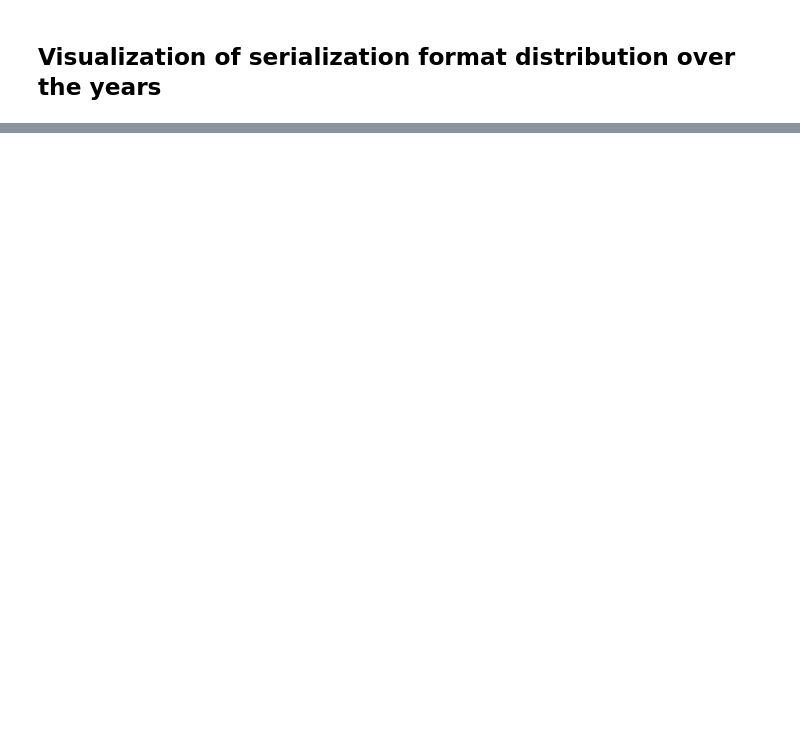
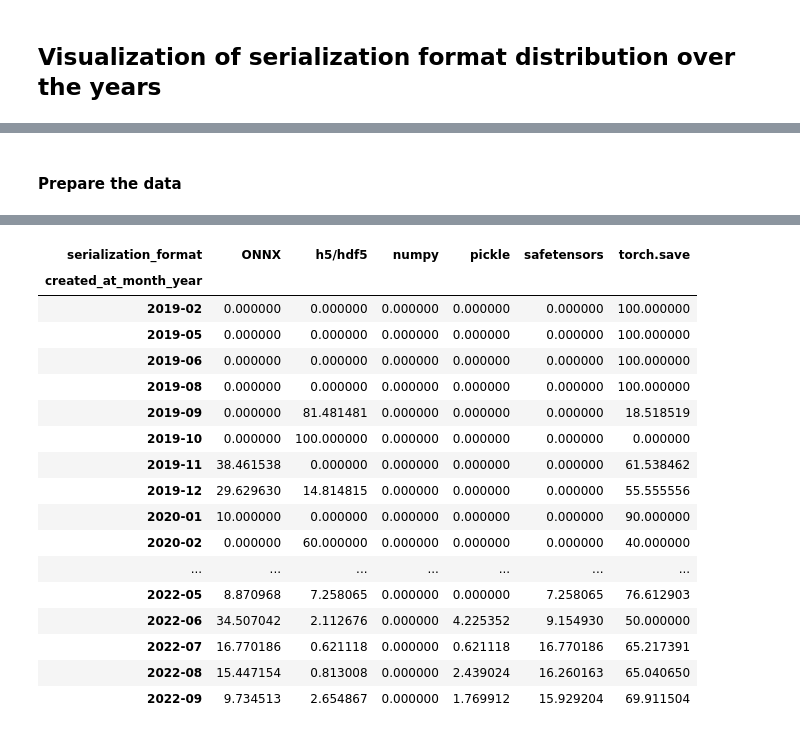
Before and after one commit to s2e-lab/model-evolution, a Jupyter notebook: scripts/notebooks/rq2_analysis.ipynb, the cells around one changed output, grey strips where cells are left out. Saved outputs shown, nothing was run; the diff lists cells and outputs as text; code cells hidden in the pictures; blank space fills up the shorter version.

```diff
--- a/scripts/notebooks/rq2_analysis.ipynb
+++ b/scripts/notebooks/rq2_analysis.ipynb
@@ -183,0 +60,36 @@ plt.show()
+# %% [markdown]
+#### Prepare the data
+# %%
+from nb_utils import extract_metadata
+import pandas as pd
+repos_metadata = extract_metadata(group_under_analysis)
+df['created_at'] = df['repo_url'].map(lambda x: repos_metadata[x]['created_at'])
+df['created_at'] = pd.to_datetime(df['created_at'], utc=True)
+df['date'] = pd.to_datetime(df['date'], utc=True)
+# Notice that 2022-03-02T23:29:04.000Z assigned to all repositories created before HF began storing creation dates.
+# so we need to adjust the created_at date to the first commit date if created_at is > the first commit date
+# grab date from first commit in repository
+df_first_commit = df.sort_values('date').drop_duplicates(['repo_url', 'created_at'], keep='first')
+# create map of repo_url to date (commit date)
+df_first_commit = df_first_commit[['repo_url', 'date']].set_index('repo_url')
+# adjust created_at to the first commit date if created_at is > the first commit date
+print(min(df['created_at']), max(df['created_at']))
+df['created_at'] = df.apply(lambda row: row['created_at'] if row['created_at'] <= row['date'] else row['date'], axis=1)
+print(min(df['created_at']), max(df['created_at']))
+# df_first_commit
+
+
+df['created_at_month_year'] = df['created_at'].dt.tz_localize(None).dt.to_period('M')
+# filter by change_status = '+'
+df_first_addition_commit = df[df['change_status'] == '+']
+# grab first commit adding model files per repo
+df_first_addition_commit = df_first_addition_commit.sort_values('date').drop_duplicates(['repo_url', 'created_at'],
+                                                                                        keep='first')
+
+# compute the counts of each serialization format per month of repo creation
+serialization_format_counts = df_first_addition_commit.groupby(
+    ['created_at_month_year', 'serialization_format']).size().unstack(fill_value=0)
+# Plotting the distribution using a percentage line chart
+serialization_format_counts = serialization_format_counts.div(serialization_format_counts.sum(axis=1), axis=0) * 100
+serialization_format_counts
+# %% [output]
@@ -183,0 +98,18 @@ plt.show()
+| serialization_format | ONNX | h5/hdf5 | numpy | pickle | safetensors | torch.save |
+| created_at_month_year |  |  |  |  |  |  |
+| 2019-02 | 0.000000 | 0.000000 | 0.000000 | 0.000000 | 0.000000 | 100.000000 |
+| 2019-05 | 0.000000 | 0.000000 | 0.000000 | 0.000000 | 0.000000 | 100.000000 |
+| 2019-06 | 0.000000 | 0.000000 | 0.000000 | 0.000000 | 0.000000 | 100.000000 |
+| 2019-08 | 0.000000 | 0.000000 | 0.000000 | 0.000000 | 0.000000 | 100.000000 |
+| 2019-09 | 0.000000 | 81.481481 | 0.000000 | 0.000000 | 0.000000 | 18.518519 |
+| 2019-10 | 0.000000 | 100.000000 | 0.000000 | 0.000000 | 0.000000 | 0.000000 |
+| 2019-11 | 38.461538 | 0.000000 | 0.000000 | 0.000000 | 0.000000 | 61.538462 |
+| 2019-12 | 29.629630 | 14.814815 | 0.000000 | 0.000000 | 0.000000 | 55.555556 |
+| 2020-01 | 10.000000 | 0.000000 | 0.000000 | 0.000000 | 0.000000 | 90.000000 |
+| 2020-02 | 0.000000 | 60.000000 | 0.000000 | 0.000000 | 0.000000 | 40.000000 |
+| ... | ... | ... | ... | ... | ... | ... |
+| 2022-05 | 8.870968 | 7.258065 | 0.000000 | 0.000000 | 7.258065 | 76.612903 |
+| 2022-06 | 34.507042 | 2.112676 | 0.000000 | 4.225352 | 9.154930 | 50.000000 |
+| 2022-07 | 16.770186 | 0.621118 | 0.000000 | 0.621118 | 16.770186 | 65.217391 |
+| 2022-08 | 15.447154 | 0.813008 | 0.000000 | 2.439024 | 16.260163 | 65.040650 |
+| 2022-09 | 9.734513 | 2.654867 | 0.000000 | 1.769912 | 15.929204 | 69.911504 |
```
Also changed, not shown: parts of 19 cells of this notebook, 13 other files.
